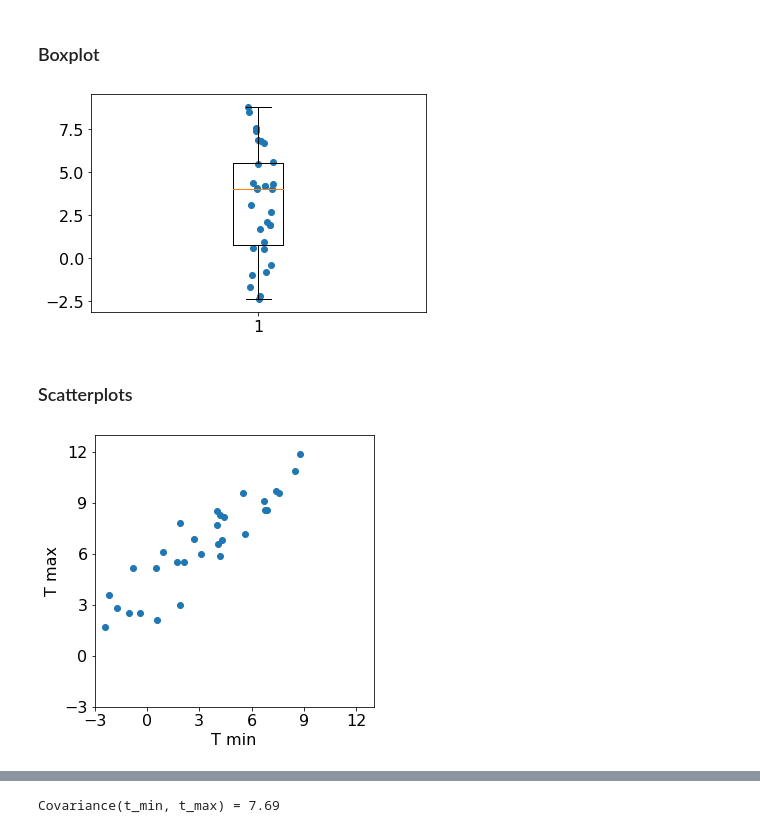
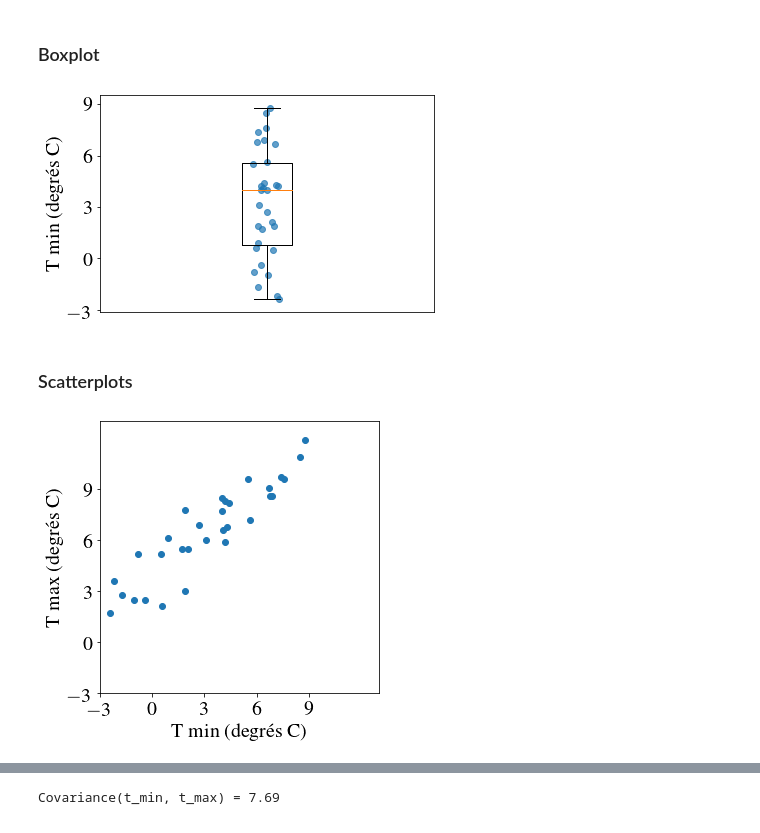
Before and after one commit to chagaz/sdd_2020, a Jupyter notebook: notebooks/Statistique descriptive.ipynb, the cells around one changed output, grey strips where cells are left out. Drawn from its saved outputs; the diff is of its cells as text; code cells hidden in the pictures.

```diff
--- a/notebooks/Statistique descriptive.ipynb
+++ b/notebooks/Statistique descriptive.ipynb
@@ -7,6 +6,10 @@ Using matplotlib backend: Qt5Agg
 Populating the interactive namespace from numpy and matplotlib
 # %%
-plt.rc('font', **{'family':'sans', 'size': 16})
+plt.rc('font', **{'family':'sans', 'size': 20})
+
+matplotlib.rcParams.update({
+    'text.usetex': True,
+    'text.latex.preamble': [r'\usepackage{mathptmx}',]})
 # %%
 import pandas as pd
 # %%
@@ -491,12 +493,13 @@ np.median(t_min)
 # %%
 plt.boxplot(t_min)
 x = np.random.normal(1, 0.02, size=len(t_min))
-scatter(x, t_min)#, alpha=0.5)
-#plt.xlabel('T min')
-#plt.ylabel('Fréquence')
-plt.savefig('../poly/figures/stats/meteo_tmin_boxplot.eps', bbox_inches='tight')
+plt.scatter(x, t_min, alpha=0.7)
+plt.ylabel('T min (degrés C)')
+plt.xticks([], [''])
+plt.yticks(np.arange(-3, 12, 3))
+plt.savefig('../poly/figures/stats/meteo_tmin_boxplot.pdf', bbox_inches='tight')
 # %% [output]
-[figure, old version]
+[figure, new version]
 # %% [markdown]
 ### Scatterplots
 # %%
@@ -506,13 +509,13 @@ fig = plt.figure(figsize=(5, 5))
 plt.scatter(t_min, t_max)
 plt.xlim([-3, 13])
 plt.ylim([-3, 13])
-plt.xticks(ticks=[-3, 0, 3, 6, 9, 12])
-t=plt.yticks(ticks=[-3, 0, 3, 6, 9, 12])
-plt.xlabel('T min')
-plt.ylabel('T max')
-plt.savefig('../poly/figures/stats/meteo_tmin_tmax.eps', bbox_inches='tight')
+plt.xticks(np.arange(-3, 12, 3))
+plt.yticks(np.arange(-3, 12, 3))
+plt.xlabel('T min (degrés C)')
+plt.ylabel('T max (degrés C)')
+plt.savefig('../poly/figures/stats/meteo_tmin_tmax.pdf', bbox_inches='tight')
 # %% [output]
-[figure, old version]
+[figure, new version]
 # %%
 vent = meteo['vent']
 # %%
```
Also changed, not shown: parts of 27 cells of this notebook, 6 other files.
